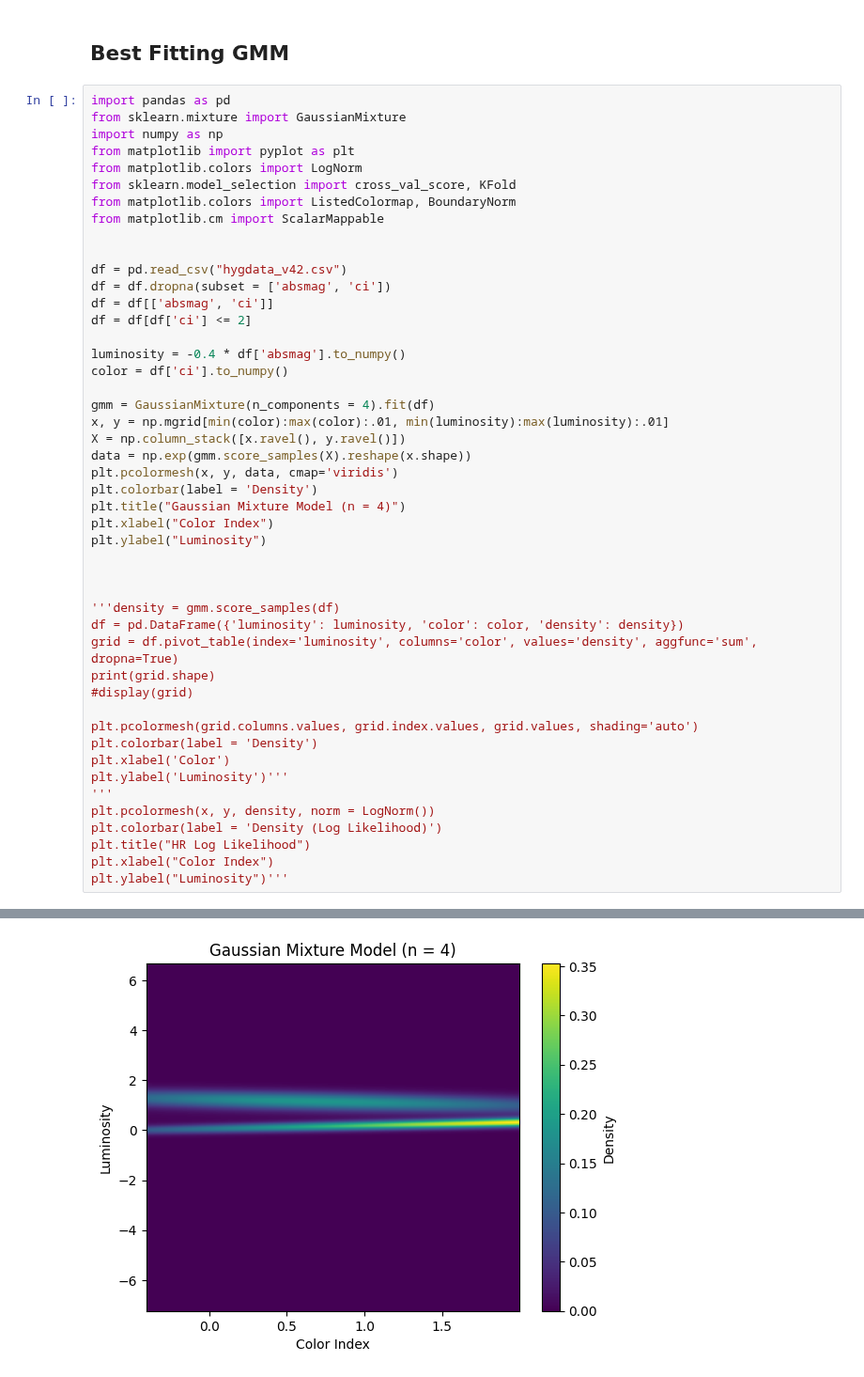
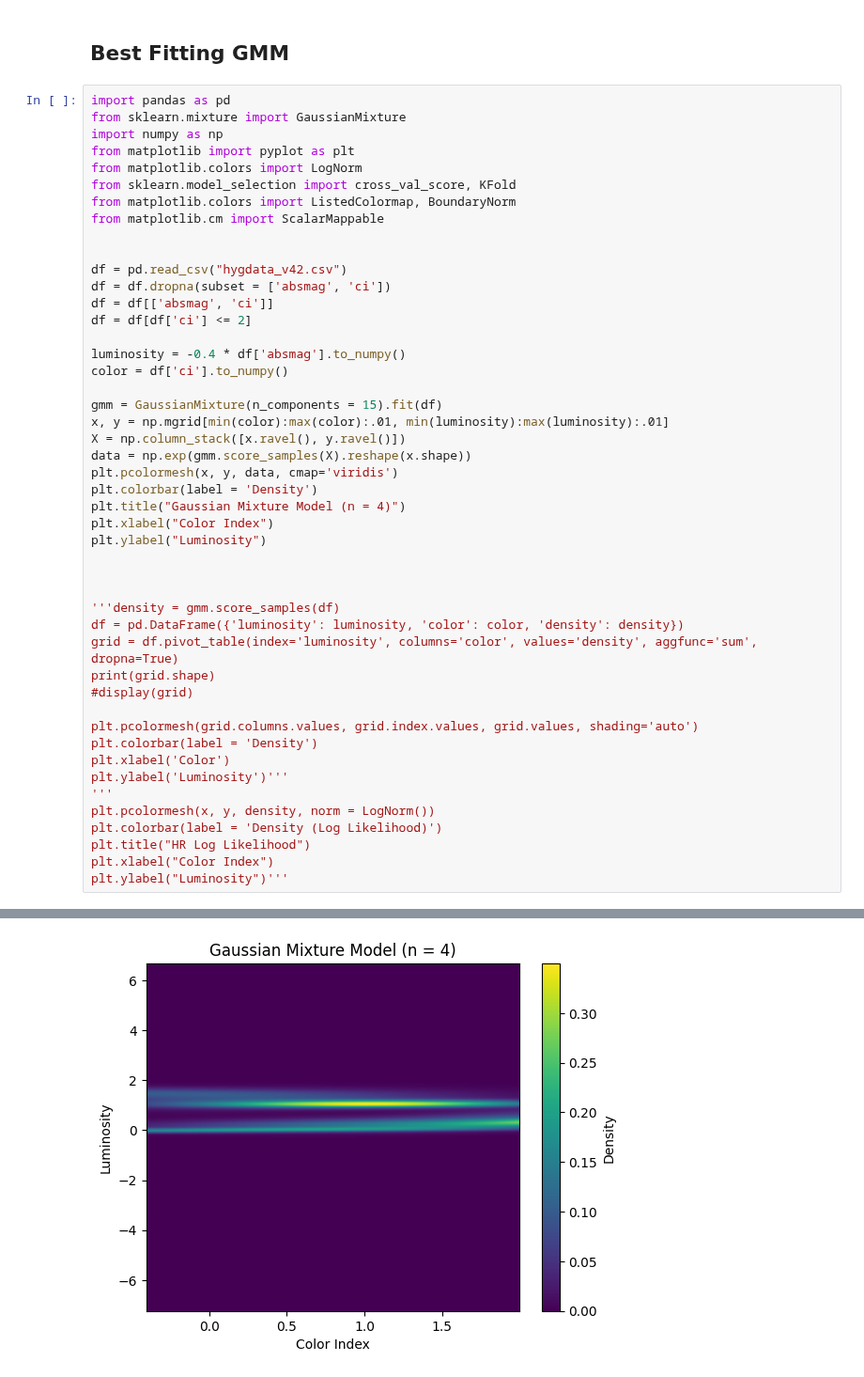
Before and after one commit to queue-h/ISCI-396, a Jupyter notebook: problem_sets/Problem_Set_8.ipynb, the cells around one changed output, grey strips where cells are left out. Shown at 94% size. Drawn from its saved outputs; the diff is of its cells as text.

```diff
--- a/problem_sets/Problem_Set_8.ipynb
+++ b/problem_sets/Problem_Set_8.ipynb
@@ -130,34 +134,34 @@ df = df[df['ci'] <= 2]
 luminosity = -0.4 * df['absmag'].to_numpy()
 color = df['ci'].to_numpy()
 
-gmm = GaussianMixture(n_components = 4).fit(df)
+gmm = GaussianMixture(n_components = 15).fit(df)
 x, y = np.mgrid[min(color):max(color):.01, min(luminosity):max(luminosity):.01]
 X = np.column_stack([x.ravel(), y.ravel()])
 data = np.exp(gmm.score_samples(X).reshape(x.shape))
 plt.pcolormesh(x, y, data, cmap='viridis')
 plt.colorbar(label = 'Density')
 plt.title("Gaussian Mixture Model (n = 4)")
 plt.xlabel("Color Index")
 plt.ylabel("Luminosity")
 
 
 
 '''density = gmm.score_samples(df)
 df = pd.DataFrame({'luminosity': luminosity, 'color': color, 'density': density})
 grid = df.pivot_table(index='luminosity', columns='color', values='density', aggfunc='sum', dropna=True)
 print(grid.shape)
 #display(grid)
 
 plt.pcolormesh(grid.columns.values, grid.index.values, grid.values, shading='auto')
 plt.colorbar(label = 'Density')
 plt.xlabel('Color')
 plt.ylabel('Luminosity')'''
 '''
 plt.pcolormesh(x, y, density, norm = LogNorm())
 plt.colorbar(label = 'Density (Log Likelihood)')
 plt.title("HR Log Likelihood")
 plt.xlabel("Color Index")
 plt.ylabel("Luminosity")'''
 # %% [output]
 '\nplt.pcolormesh(x, y, density, norm = LogNorm())\nplt.colorbar(label = \'Density (Log Likelihood)\')\nplt.title("HR Log Likelihood")\nplt.xlabel("Color Index")\nplt.ylabel("Luminosity")'
-[figure, old version]
+[figure, new version]
```
Also changed, not shown: parts of 1 cell of this notebook, 4 other files.
